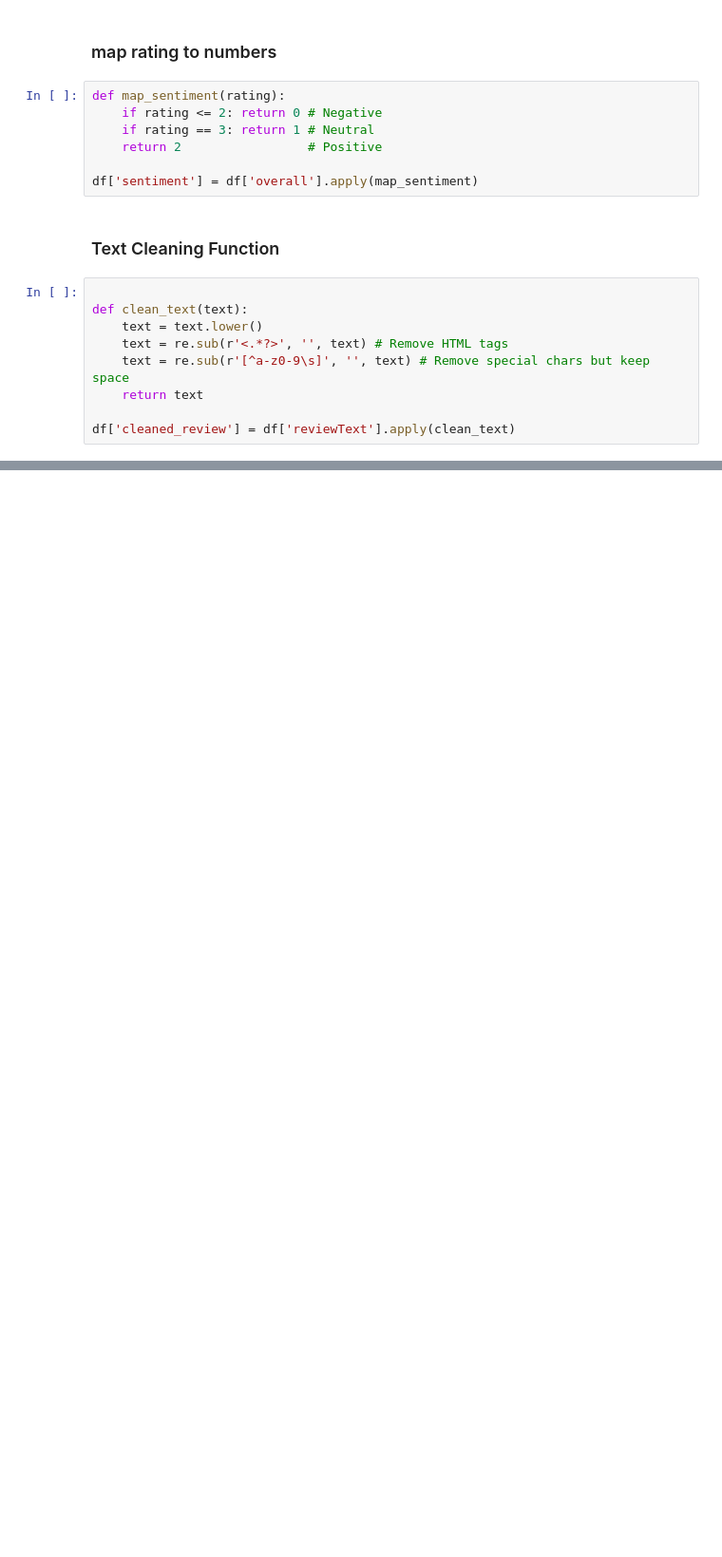
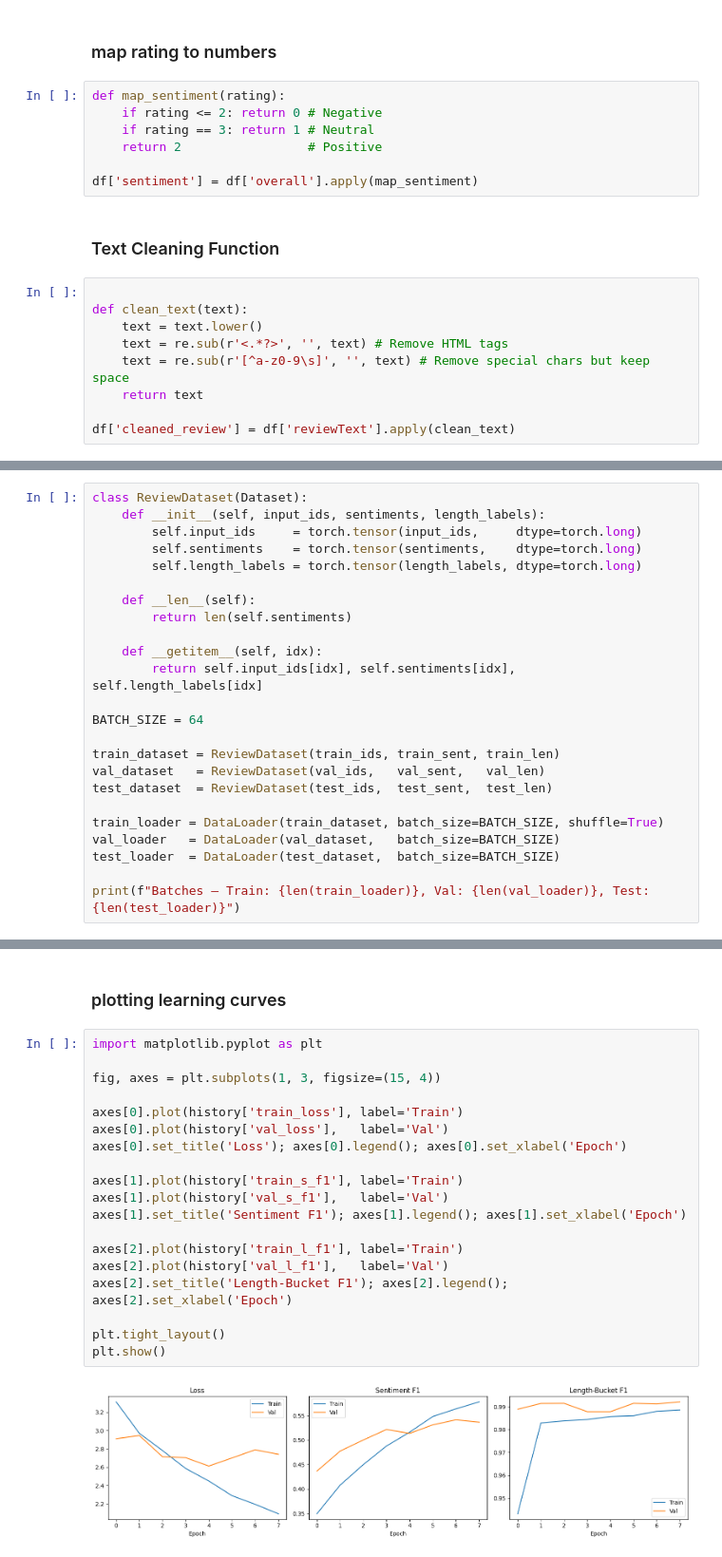
Before and after one commit to noorulhuda555/i23-2099_Assignment3_DS-B, a Jupyter notebook: i232099-NLP-Assignment3.ipynb, the cells around one changed output, grey strips where cells are left out. Shown at 95% size. Cells and saved outputs as stored; diff of their text form; blank space fills up the shorter version.

```diff
--- a/i232099-NLP-Assignment3.ipynb
+++ b/i232099-NLP-Assignment3.ipynb
@@ -146,0 +249,24 @@ df.head()
+# %%
+class ReviewDataset(Dataset):
+    def __init__(self, input_ids, sentiments, length_labels):
+        self.input_ids     = torch.tensor(input_ids,     dtype=torch.long)
+        self.sentiments    = torch.tensor(sentiments,    dtype=torch.long)
+        self.length_labels = torch.tensor(length_labels, dtype=torch.long)
+
+    def __len__(self):
+        return len(self.sentiments)
+
+    def __getitem__(self, idx):
+        return self.input_ids[idx], self.sentiments[idx], self.length_labels[idx]
+
+BATCH_SIZE = 64
+
+train_dataset = ReviewDataset(train_ids, train_sent, train_len)
+val_dataset   = ReviewDataset(val_ids,   val_sent,   val_len)
+test_dataset  = ReviewDataset(test_ids,  test_sent,  test_len)
+
+train_loader = DataLoader(train_dataset, batch_size=BATCH_SIZE, shuffle=True)
+val_loader   = DataLoader(val_dataset,   batch_size=BATCH_SIZE)
+test_loader  = DataLoader(test_dataset,  batch_size=BATCH_SIZE)
+
+print(f"Batches — Train: {len(train_loader)}, Val: {len(val_loader)}, Test: {len(test_loader)}")
@@ -146,0 +537,23 @@ df.head()
+# %% [markdown]
+### plotting learning curves
+# %%
+import matplotlib.pyplot as plt
+
+fig, axes = plt.subplots(1, 3, figsize=(15, 4))
+
+axes[0].plot(history['train_loss'], label='Train')
+axes[0].plot(history['val_loss'],   label='Val')
+axes[0].set_title('Loss'); axes[0].legend(); axes[0].set_xlabel('Epoch')
+
+axes[1].plot(history['train_s_f1'], label='Train')
+axes[1].plot(history['val_s_f1'],   label='Val')
+axes[1].set_title('Sentiment F1'); axes[1].legend(); axes[1].set_xlabel('Epoch')
+
+axes[2].plot(history['train_l_f1'], label='Train')
+axes[2].plot(history['val_l_f1'],   label='Val')
+axes[2].set_title('Length-Bucket F1'); axes[2].legend(); axes[2].set_xlabel('Epoch')
+
+plt.tight_layout()
+plt.show()
+# %% [output]
+[figure, added]
```
Also changed, not shown: parts of 24 cells of this notebook.
